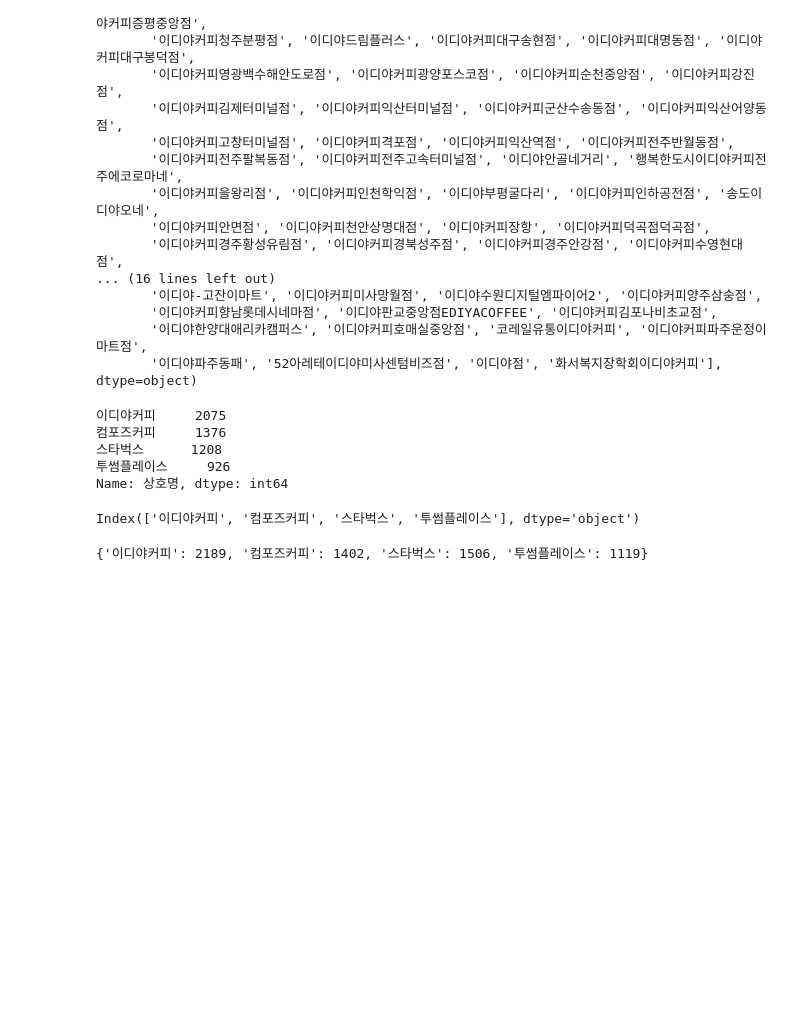
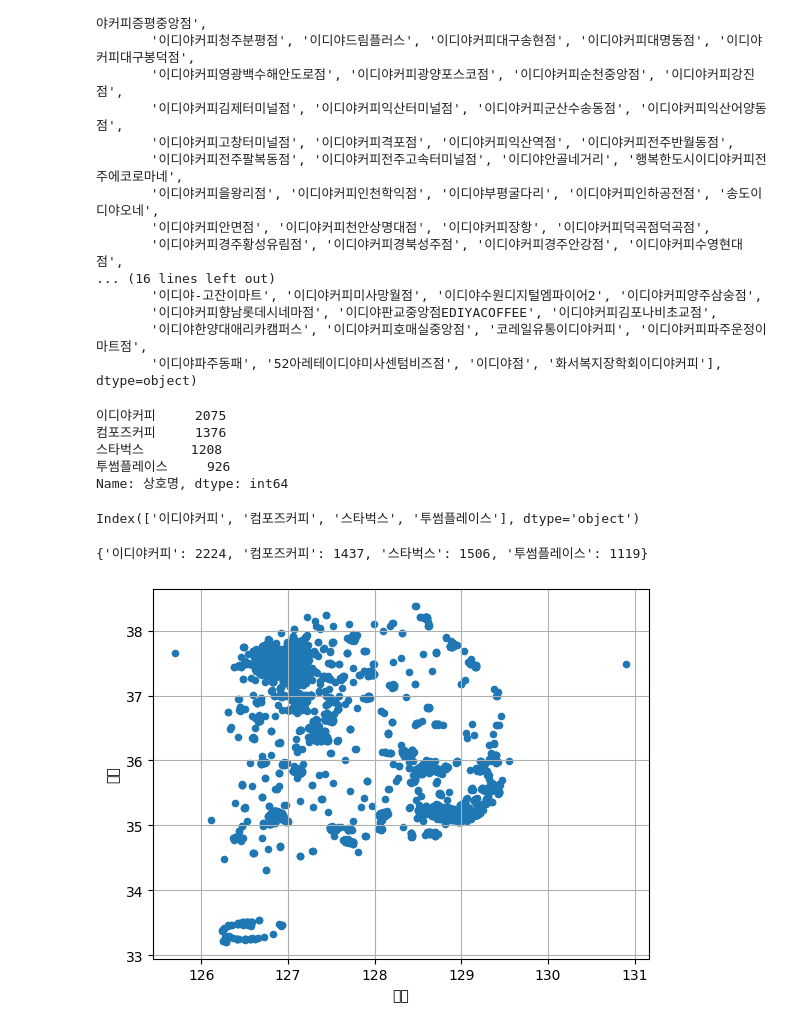
Before and after one commit to leekyuyoung20230313/pythone, a Jupyter notebook: 전처리/상권분석.ipynb, the cells around one changed output. Cells and saved outputs as stored; diff of their text form; code cells hidden in the pictures; blank space fills up the shorter version.

```diff
--- a/전처리/상권분석.ipynb
+++ b/전처리/상권분석.ipynb
@@ -174,12 +174,12 @@ df_coffee_drop['상호명'].value_counts()[1:5].index
 Index(['이디야커피', '컴포즈커피', '스타벅스', '투썸플레이스'], dtype='object')
 # %%
 store_count = []
-for store in df_coffee_drop['상호명'].value_counts()[1:5].index:
+for store in ['이디야', '컴포즈', '스타벅스', '투썸플레이스']:
   count_ = len(df_coffee_drop.loc[df_coffee_drop['상호명'].str.contains(store), '상호명'])
   store_count.append(count_)
 
 dict(zip(df_coffee_drop['상호명'].value_counts()[1:5].index,store_count))
 # %% [output]
-{'이디야커피': 2189, '컴포즈커피': 1402, '스타벅스': 1506, '투썸플레이스': 1119}
+{'이디야커피': 2224, '컴포즈커피': 1437, '스타벅스': 1506, '투썸플레이스': 1119}
 # %%
  # 4개 지점의 데이터만 추출
@@ -186,0 +187,14 @@ dict(zip(df_coffee_drop['상호명'].value_counts()[1:5].index,store_count))
+# %%
+temp = [df_coffee_drop['상호명'].str.contains(i)  for i in major_store_4]
+# %%
+from functools import reduce
+temp = reduce(lambda x,y: x+y, temp )
+# %%
+df_coffee_top4 = df_coffee_drop.loc[temp]
+# %%
+import matplotlib.pyplot as plt
+
+df_coffee_top4.plot(kind = 'scatter', x = '경도', y='위도', grid=True)
+plt.show()
+# %% [output]
+[figure, added]
```
Also changed, not shown: parts of 1 cell of this notebook.
